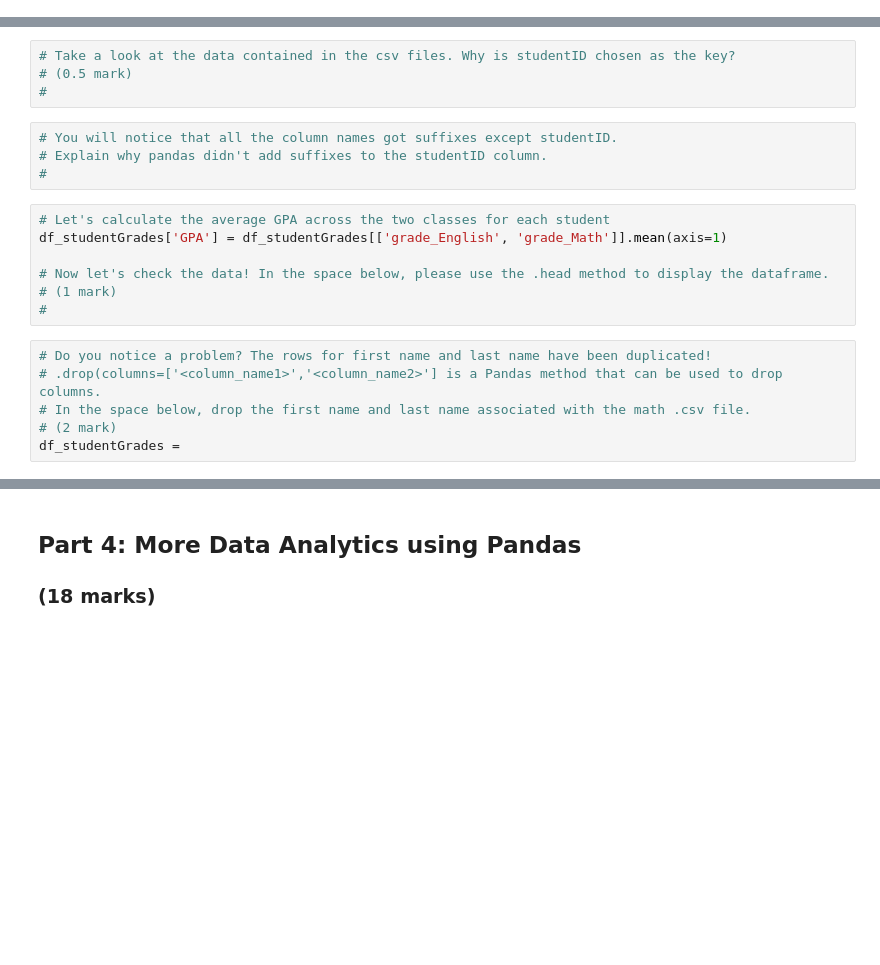
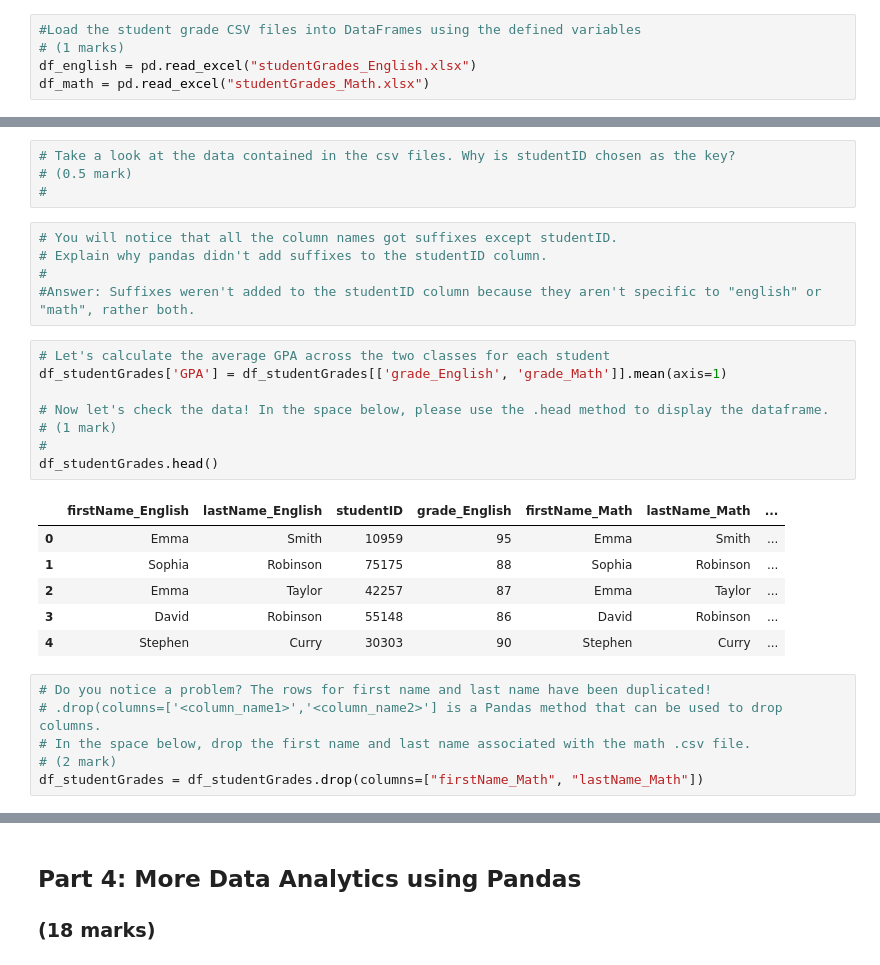
Before and after one commit to andrew-thai08/ENGG680_2025_Fall, a Jupyter notebook: Lab_Assignment1/Assignment1.ipynb, the cells around one changed output, grey strips where cells are left out. Cells and saved outputs as stored; diff of their text form; blank space fills up the shorter version.

Commit message:
Reverting Assignment1.ipynb file to Ashley's last commit (59bc985)

```diff
--- a/Lab_Assignment1/Assignment1.ipynb
+++ b/Lab_Assignment1/Assignment1.ipynb
@@ -225,3 +235,8 @@ df_math =
+# %%
+#Load the student grade CSV files into DataFrames using the defined variables
+# (1 marks)
+df_english = pd.read_excel("studentGrades_English.xlsx")
+df_math = pd.read_excel("studentGrades_Math.xlsx")
 # %%
 # Print the first 5 rows of df_english using the .head method
 #
@@ -239,19 +270,28 @@ df_studentGrades = pd.merge(df_english, df_math, on='studentID', suffixes=('_Eng
 # You will notice that all the column names got suffixes except studentID.
 # Explain why pandas didn't add suffixes to the studentID column.
 #
+#Answer: Suffixes weren't added to the studentID column because they aren't specific to "english" or "math", rather both.
 # %%
 # Let's calculate the average GPA across the two classes for each student
 df_studentGrades['GPA'] = df_studentGrades[['grade_English', 'grade_Math']].mean(axis=1)
 
 # Now let's check the data! In the space below, please use the .head method to display the dataframe.
 # (1 mark)
 #
+df_studentGrades.head()
+# %% [output]
+|  | firstName_English | lastName_English | studentID | grade_English | firstName_Math | lastName_Math | ... |
+| 0 | Emma | Smith | 10959 | 95 | Emma | Smith | ... |
+| 1 | Sophia | Robinson | 75175 | 88 | Sophia | Robinson | ... |
+| 2 | Emma | Taylor | 42257 | 87 | Emma | Taylor | ... |
+| 3 | David | Robinson | 55148 | 86 | David | Robinson | ... |
+| 4 | Stephen | Curry | 30303 | 90 | Stephen | Curry | ... |
 # %%
 # Do you notice a problem? The rows for first name and last name have been duplicated!
 # .drop(columns=['<column_name1>','<column_name2>'] is a Pandas method that can be used to drop columns.
 # In the space below, drop the first name and last name associated with the math .csv file.
 # (2 mark)
-df_studentGrades =
+df_studentGrades = df_studentGrades.drop(columns=["firstName_Math", "lastName_Math"])
 # %%
 # Let's display the data again. Use an appropriate method (hint: already used before)
 # (0.5 mark)
```
Also changed, not shown: parts of 29 cells of this notebook.
